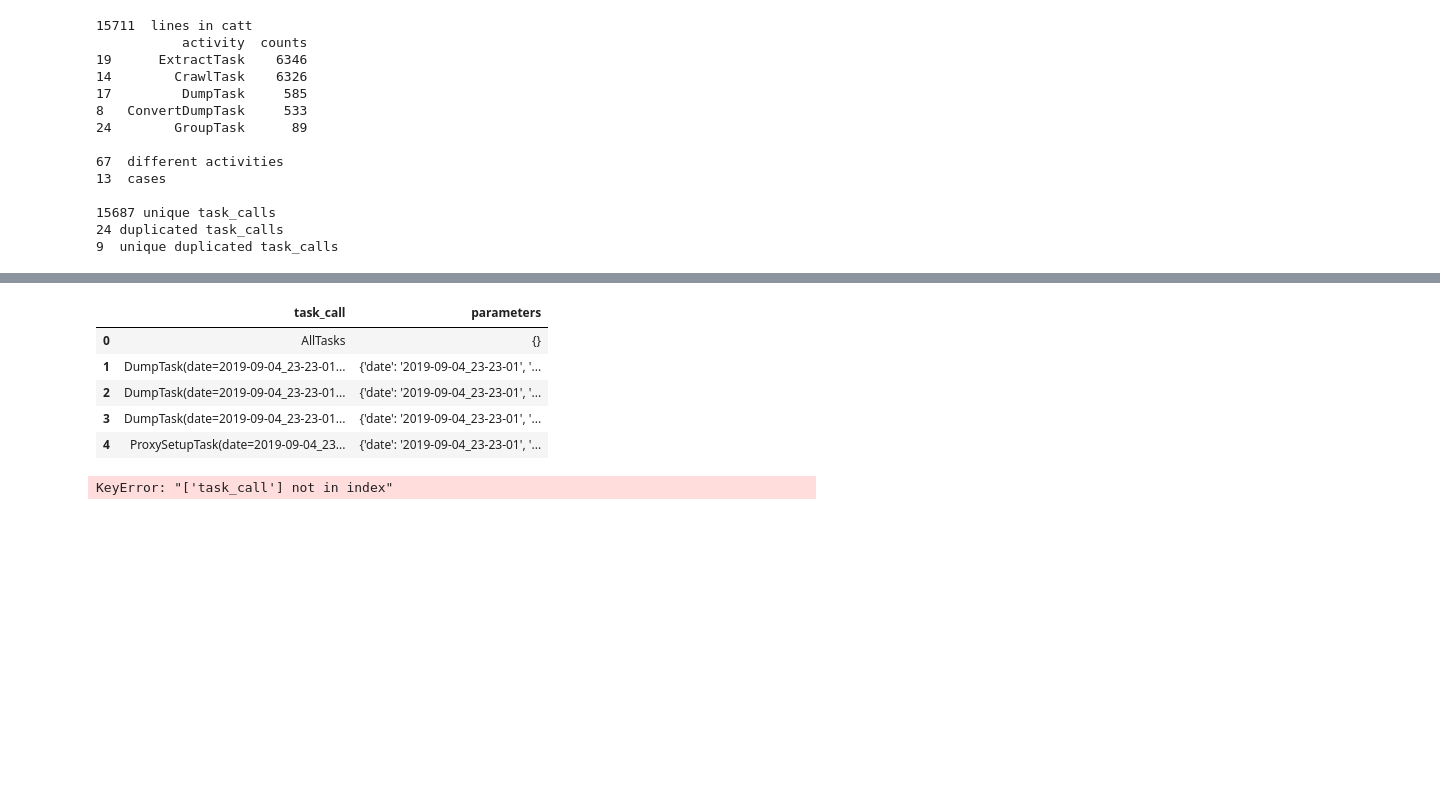
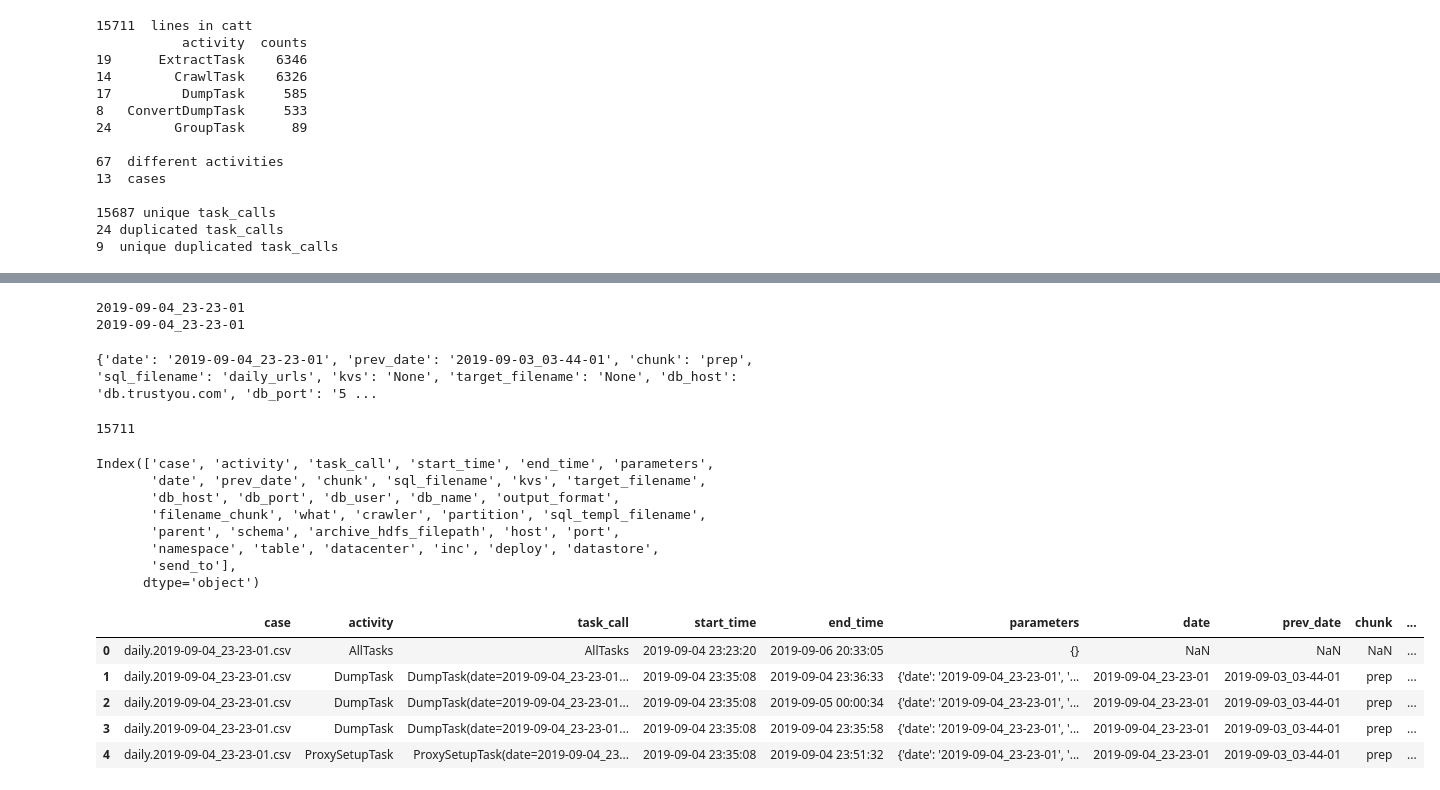
Before and after one commit to andreamalhera/perfSky, a Jupyter notebook: notebooks/logsToCatts.ipynb, the cells around one changed output, grey strips where cells are left out. Cells and saved outputs as stored; diff of their text form; code cells hidden in the pictures; blank space fills up the shorter version.

```diff
--- a/notebooks/logsToCatts.ipynb
+++ b/notebooks/logsToCatts.ipynb
@@ -335,19 +335,37 @@ print(len(duplicated_task_calls),' unique duplicated task_calls')
 def extract_parameters(task_call):
     task_split = task_call.split('(', 1)
     parameters = {}
+    next_key = None
+    key = None
     if len(task_split)>1:
         reversed_parameters = [''.join(reversed(element)) for element in task_split[1:]][0].split(')', 1)[1:]
         forward_parameters = [''.join(reversed(element)) for element in reversed_parameters][0]
-        parameters_call = forward_parameters.split(', ')
-        for element in parameters_call:
-            key_value = element.split('=', 1)
-            if len(key_value)>1:
-                key, value = key_value[0], key_value[1]
+        parameters_call = forward_parameters.split('=')
+        #print(task_call)
+        for i, element in enumerate(parameters_call):
+            if next_key is None and key is None:
+                key = element
+                continue
+            if next_key is not None:
+                key = next_key
+            if element.startswith('('):
+                next_key = re.search('\), (.*)', element)
+                value = re.search('(\(.*)\), ', element)
             else:
-                key = key_value[0]
-                value = ''
+                next_key = re.search(', (.*)', element)
+                value = re.search('(.*), ', element)
+            if next_key is None:
+                #Find out if elem is key or value
+                value = element
+            else:
+                next_key = next_key.group(1)
+                if element.startswith('('):
+                    value = value.group(0)[:-2]
+                else:
+                    value = value.group(1)
+            #print('A: ', key, value)
             parameters[key] = value
     return parameters
 
 #print(extract_parameters('AllTasks'))
-#extract_parameters('CrawlTask(date=2019-09-15_01-41-01, prev_date=(2019-09-13_04-11-01), chunk=02, partition=00007, crawler=creepy-crawly)\n')
+extract_parameters("DumpTask(date=2019-09-04_23-23-01, prev_date=2019-09-03_03-44-01, chunk=prep, sql_filename=review, kvs=(('table_name', u'review_2018_3'),), target_filename=review_2018_3, db_host=db.trustyou.com, db_port=5432, db_user=daily, db_name=ty_analytic)")
@@ -357,16 +386,43 @@ def extract_parameters(task_call):
 #task_calls[task_calls['task_call']=='AllTasks'].sort_values(by='case')
 #print(task_calls.head())
 task_calls['parameters'] = task_calls.apply(lambda row: extract_parameters(row['task_call']), axis=1)
-task_calls[['task_call', 'parameters']].head()
+#print(task_calls[['task_call', 'parameters']].head(50))
+print(task_calls['parameters'][1]['date'])
+print(task_calls.iloc[1]['parameters']['date'])
+#print(task_calls['parameters'][1]['date'])
 # %% [output]
-|  | task_call | parameters |
-| 0 | AllTasks | {} |
-| 1 | DumpTask(date=2019-09-04_23-23-01... | {'date': '2019-09-04_23-23-01', '... |
-| 2 | DumpTask(date=2019-09-04_23-23-01... | {'date': '2019-09-04_23-23-01', '... |
-| 3 | DumpTask(date=2019-09-04_23-23-01... | {'date': '2019-09-04_23-23-01', '... |
-| 4 | ProxySetupTask(date=2019-09-04_23... | {'date': '2019-09-04_23-23-01', '... |
+2019-09-04_23-23-01
+2019-09-04_23-23-01
 # %%
 pd.set_option('display.max_colwidth', -1)
-w_duration[w_duration['activity']=='CrawlChunkTask'][['case','task_call']].head()
+task_calls[task_calls['activity']=='CrawlChunkTask'][['case','activity','parameters']].head()
+print(task_calls.iloc[1]['parameters'])
 # %% [output]
-KeyError: "['task_call'] not in index"
+{'date': '2019-09-04_23-23-01', 'prev_date': '2019-09-03_03-44-01', 'chunk': 'prep', 'sql_filename': 'daily_urls', 'kvs': 'None', 'target_filename': 'None', 'db_host': 'db.trustyou.com', 'db_port': '5 ...
+# %%
+pd.set_option('display.max_columns', None)
+
+expanded_params = pd.concat([task_calls[:], task_calls['parameters'].apply(pd.Series)], axis=1)
+len(expanded_params)
+#expanded_params.head()
+# %% [output]
+15711
+# %%
+expanded_params = expanded_params.replace('None', np.nan)
+print(expanded_params.columns)
+expanded_params.head()
+# %% [output]
+Index(['case', 'activity', 'task_call', 'start_time', 'end_time', 'parameters',
+       'date', 'prev_date', 'chunk', 'sql_filename', 'kvs', 'target_filename',
+       'db_host', 'db_port', 'db_user', 'db_name', 'output_format',
+       'filename_chunk', 'what', 'crawler', 'partition', 'sql_templ_filename',
+       'parent', 'schema', 'archive_hdfs_filepath', 'host', 'port',
+       'namespace', 'table', 'datacenter', 'inc', 'deploy', 'datastore',
+       'send_to'],
+      dtype='object')
+|  | case | activity | task_call | start_time | end_time | parameters | date | prev_date | chunk | ... |
+| 0 | daily.2019-09-04_23-23-01.csv | AllTasks | AllTasks | 2019-09-04 23:23:20 | 2019-09-06 20:33:05 | {} | NaN | NaN | NaN | ... |
+| 1 | daily.2019-09-04_23-23-01.csv | DumpTask | DumpTask(date=2019-09-04_23-23-01... | 2019-09-04 23:35:08 | 2019-09-04 23:36:33 | {'date': '2019-09-04_23-23-01', '... | 2019-09-04_23-23-01 | 2019-09-03_03-44-01 | prep | ... |
+| 2 | daily.2019-09-04_23-23-01.csv | DumpTask | DumpTask(date=2019-09-04_23-23-01... | 2019-09-04 23:35:08 | 2019-09-05 00:00:34 | {'date': '2019-09-04_23-23-01', '... | 2019-09-04_23-23-01 | 2019-09-03_03-44-01 | prep | ... |
+| 3 | daily.2019-09-04_23-23-01.csv | DumpTask | DumpTask(date=2019-09-04_23-23-01... | 2019-09-04 23:35:08 | 2019-09-04 23:35:58 | {'date': '2019-09-04_23-23-01', '... | 2019-09-04_23-23-01 | 2019-09-03_03-44-01 | prep | ... |
+| 4 | daily.2019-09-04_23-23-01.csv | ProxySetupTask | ProxySetupTask(date=2019-09-04_23... | 2019-09-04 23:35:08 | 2019-09-04 23:51:32 | {'date': '2019-09-04_23-23-01', '... | 2019-09-04_23-23-01 | 2019-09-03_03-44-01 | prep | ... |
```
Also changed, not shown: parts of 12 cells of this notebook.
